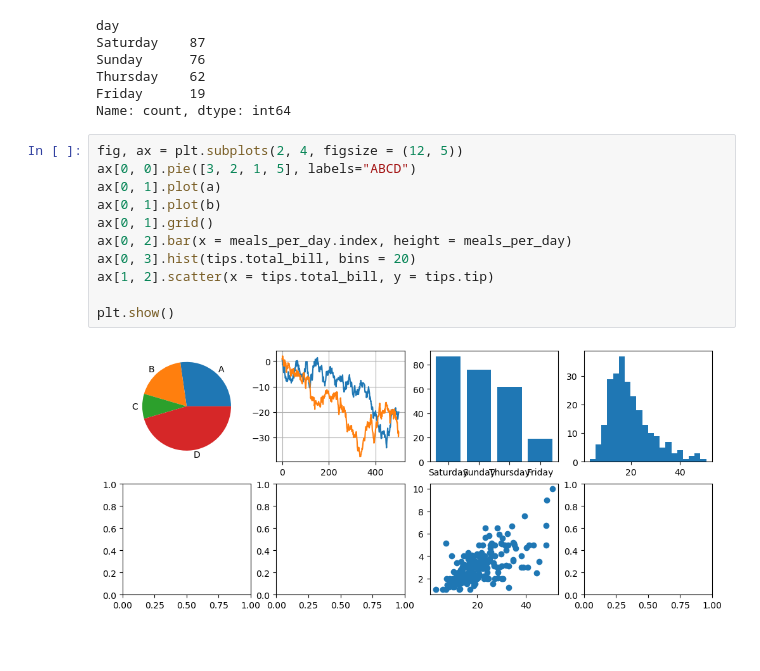
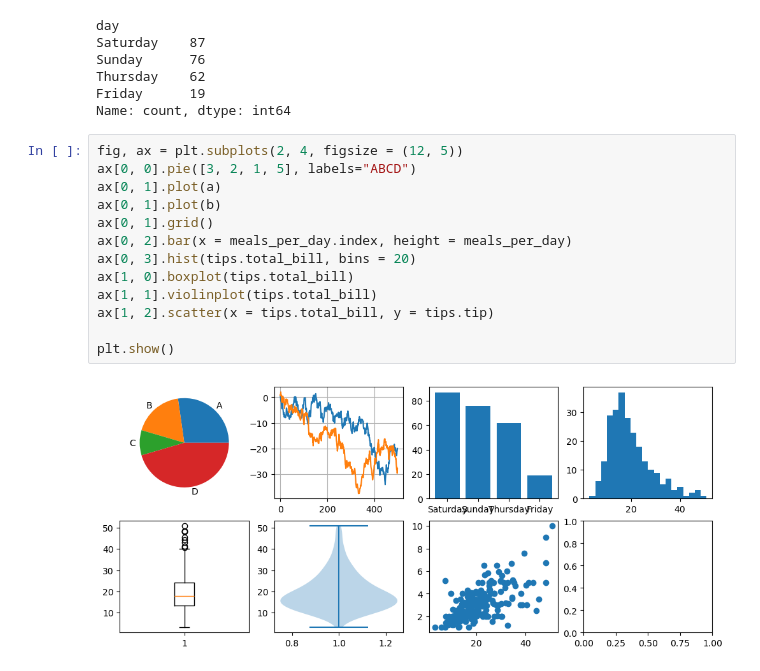
Before and after one commit to Dans182/jupyter-python, a Jupyter notebook: Daniel/20240416.ipynb, the cells around one changed output. Cells and saved outputs as stored; diff of their text form; blank space fills up the shorter version.

```diff
--- a/Daniel/20240416.ipynb
+++ b/Daniel/20240416.ipynb
@@ -403,13 +403,15 @@ Name: count, dtype: int64
 # %%
 fig, ax = plt.subplots(2, 4, figsize = (12, 5))
 ax[0, 0].pie([3, 2, 1, 5], labels="ABCD")
 ax[0, 1].plot(a)
 ax[0, 1].plot(b)
 ax[0, 1].grid()
 ax[0, 2].bar(x = meals_per_day.index, height = meals_per_day)
 ax[0, 3].hist(tips.total_bill, bins = 20)
+ax[1, 0].boxplot(tips.total_bill)
+ax[1, 1].violinplot(tips.total_bill)
 ax[1, 2].scatter(x = tips.total_bill, y = tips.tip)
 
 plt.show()
 # %% [output]
-[figure, old version]
+[figure, new version]
```
Also changed, not shown: parts of 18 cells of this notebook.
